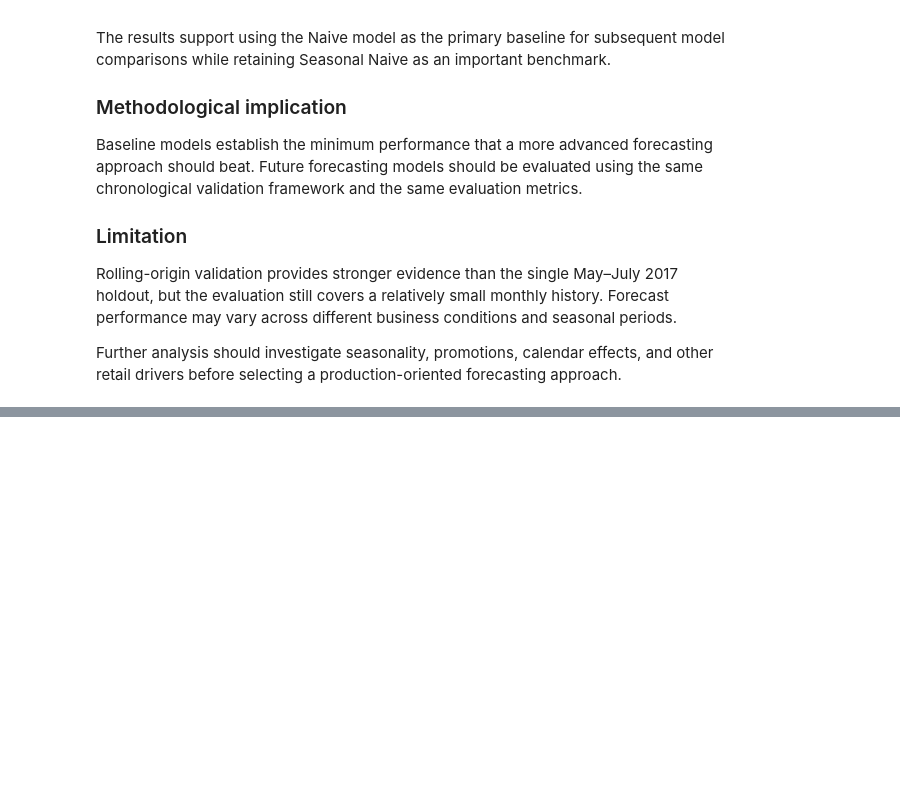
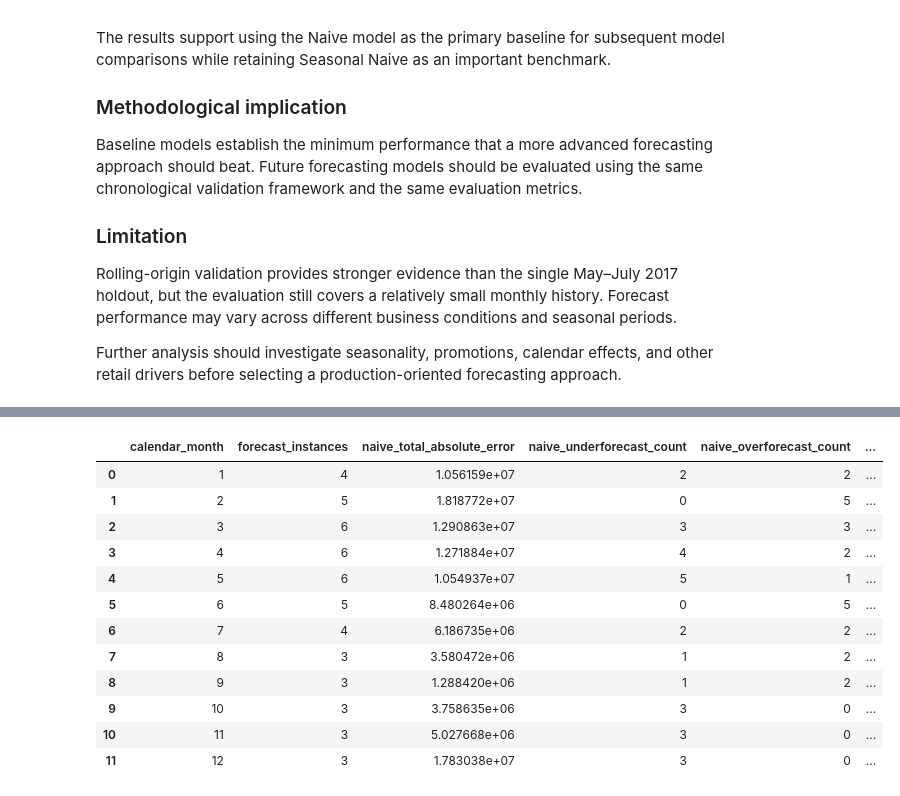
Before and after one commit to Abu-Hozaifa-Retail-Analyst/retail-sales-forecasting, a Jupyter notebook: notebooks/01_data_quality/02_initial_data_profiling.ipynb, the cells around one changed output, grey strips where cells are left out. Drawn from its saved outputs; the diff is of its cells as text; code cells hidden in the pictures; blank space fills up the shorter version.

Commit message:
feat: analyze baseline forecast error patterns

```diff
--- a/notebooks/01_data_quality/02_initial_data_profiling.ipynb
+++ b/notebooks/01_data_quality/02_initial_data_profiling.ipynb
@@ -9408,0 +9622,56 @@ forecasting approach.
+# %%
+# Phase 3.12.3 — Error Patterns by Calendar Month
+
+calendar_month_errors = (
+    rolling_forecasts_df
+    .assign(
+        calendar_month=rolling_forecasts_df["month"].dt.month
+    )
+    .groupby("calendar_month")
+    .agg(
+        forecast_instances=("month", "size"),
+
+        naive_total_absolute_error=(
+            "naive_absolute_error",
+            "sum"
+        ),
+        naive_underforecast_count=(
+            "naive_error",
+            lambda x: (x < 0).sum()
+        ),
+        naive_overforecast_count=(
+            "naive_error",
+            lambda x: (x > 0).sum()
+        ),
+
+        seasonal_naive_total_absolute_error=(
+            "seasonal_naive_absolute_error",
+            "sum"
+        ),
+        seasonal_underforecast_count=(
+            "seasonal_naive_error",
+            lambda x: (x < 0).sum()
+        ),
+        seasonal_overforecast_count=(
+            "seasonal_naive_error",
+            lambda x: (x > 0).sum()
+        )
+    )
+    .reset_index()
+)
+
+calendar_month_errors
+# %% [output]
+|  | calendar_month | forecast_instances | naive_total_absolute_error | naive_underforecast_count | naive_overforecast_count | ... |
+| 0 | 1 | 4 | 1.056159e+07 | 2 | 2 | ... |
+| 1 | 2 | 5 | 1.818772e+07 | 0 | 5 | ... |
+| 2 | 3 | 6 | 1.290863e+07 | 3 | 3 | ... |
+| 3 | 4 | 6 | 1.271884e+07 | 4 | 2 | ... |
+| 4 | 5 | 6 | 1.054937e+07 | 5 | 1 | ... |
+| 5 | 6 | 5 | 8.480264e+06 | 0 | 5 | ... |
+| 6 | 7 | 4 | 6.186735e+06 | 2 | 2 | ... |
+| 7 | 8 | 3 | 3.580472e+06 | 1 | 2 | ... |
+| 8 | 9 | 3 | 1.288420e+06 | 1 | 2 | ... |
+| 9 | 10 | 3 | 3.758635e+06 | 3 | 0 | ... |
+| 10 | 11 | 3 | 5.027668e+06 | 3 | 0 | ... |
+| 11 | 12 | 3 | 1.783038e+07 | 3 | 0 | ... |
```
Also changed, not shown: parts of 19 cells of this notebook, 1 other file.
